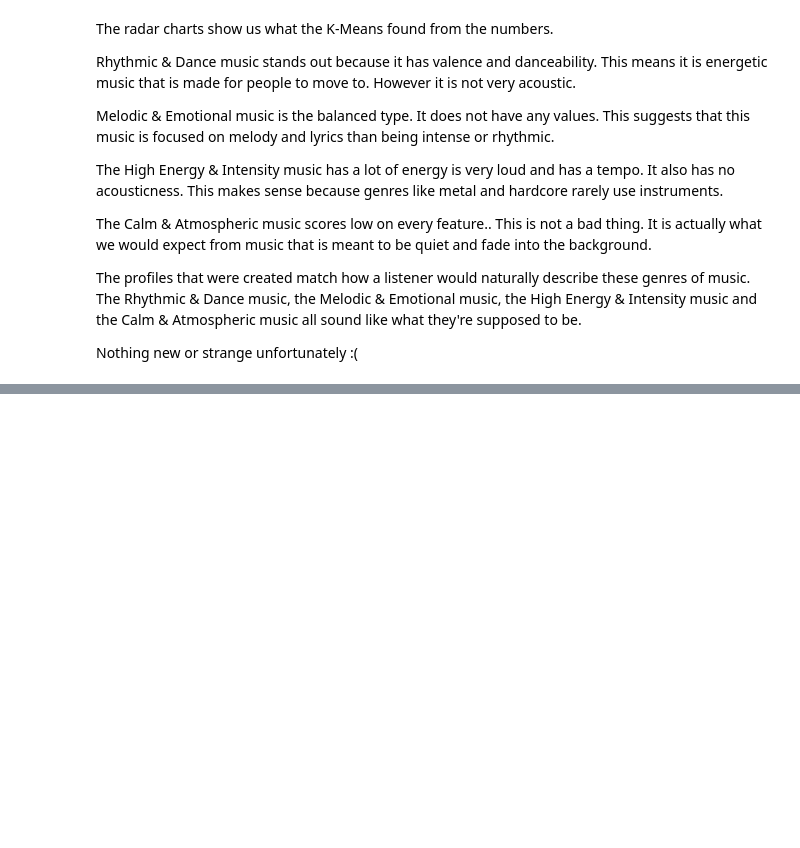
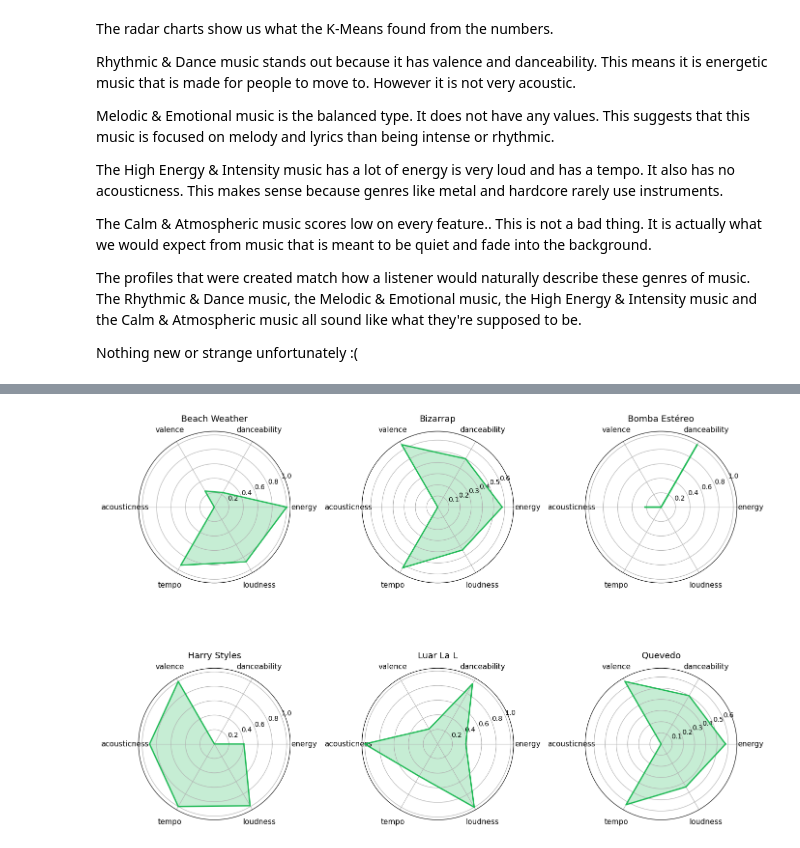
Before and after one commit to TortorelliRocco/Spotify_Analysis, a Jupyter notebook: SpotifyProject.ipynb, the cells around one changed output, grey strips where cells are left out. Saved outputs shown, nothing was run; the diff lists cells and outputs as text; code cells hidden in the pictures; blank space fills up the shorter version.

```diff
--- a/SpotifyProject.ipynb
+++ b/SpotifyProject.ipynb
@@ -519,0 +524,28 @@ Nothing new or strange unfortunately :(
+# %%
+df_exploded = df.assign(artists=df['artists'].str.split(';')).explode('artists')
+
+top_artists = df_exploded.groupby('artists')['popularity'].median().sort_values(ascending=False).head(6)
+
+features = ['energy', 'danceability', 'valence', 'acousticness', 'tempo', 'loudness']
+artist_profiles = df_exploded[df_exploded['artists'].isin(top_artists.index)].groupby('artists')[features].mean()
+
+artist_profiles_normalized = (artist_profiles - artist_profiles.min()) / (artist_profiles.max() - artist_profiles.min())
+fig = plt.figure(figsize=(14,10))
+
+for i, artist in enumerate(artist_profiles.index):
+    ax = fig.add_subplot(2, 3, i+1, polar=True)
+
+    values = artist_profiles_normalized.loc[artist].tolist()
+    values += values[:1]
+
+    ax.plot(angles, values, color='#1DB954', linewidth=2)
+    ax.fill(angles, values, color='#1DB954', alpha=0.25)
+    ax.set_xticks(angles[:-1])
+    ax.set_xticklabels(features, size=11)
+    ax.tick_params(pad=10)
+    ax.set_title(artist, size=13, pad=15)
+
+plt.tight_layout()
+plt.show()
+# %% [output]
+[figure, added]
```
Also changed, not shown: parts of 10 cells of this notebook.
